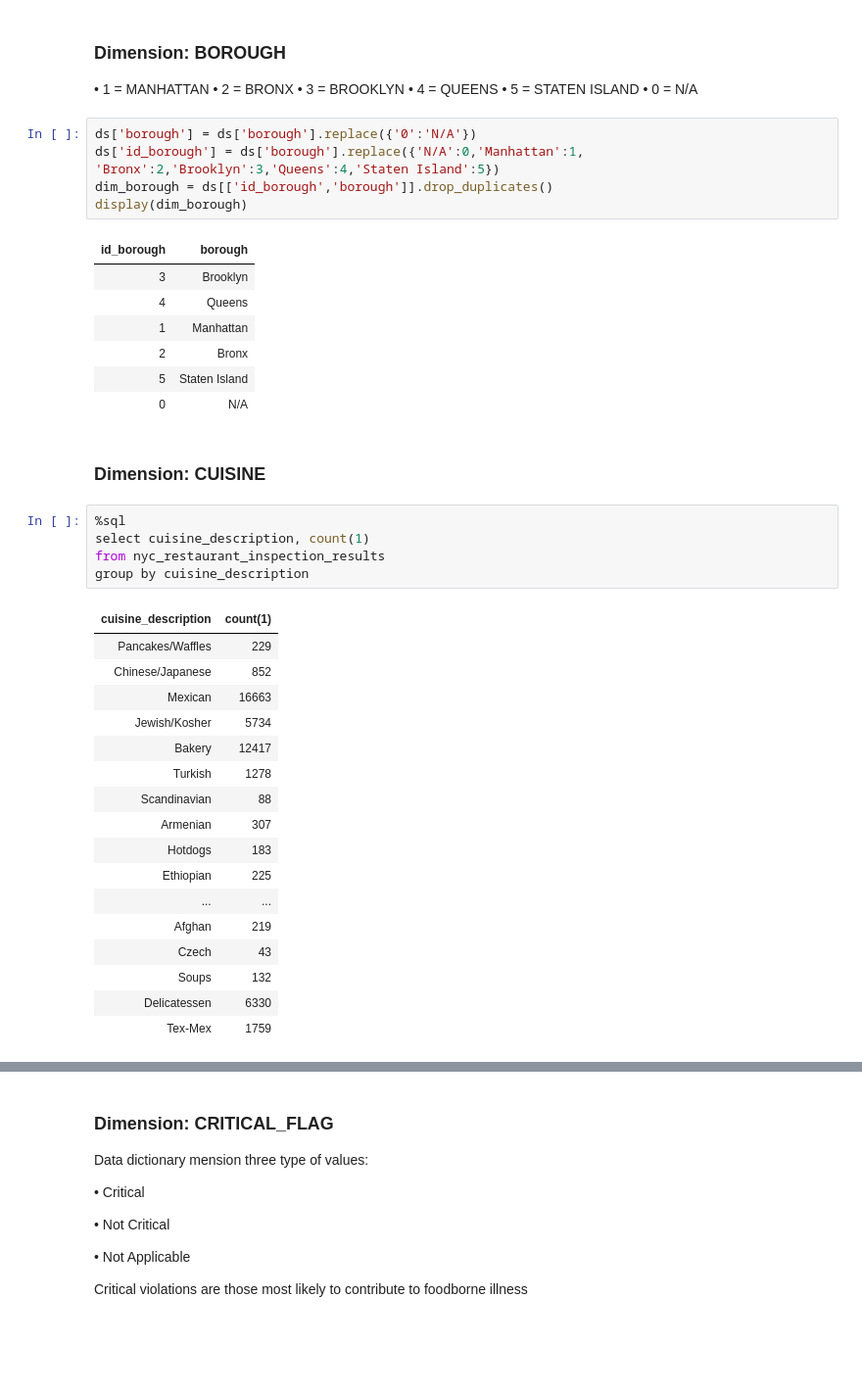
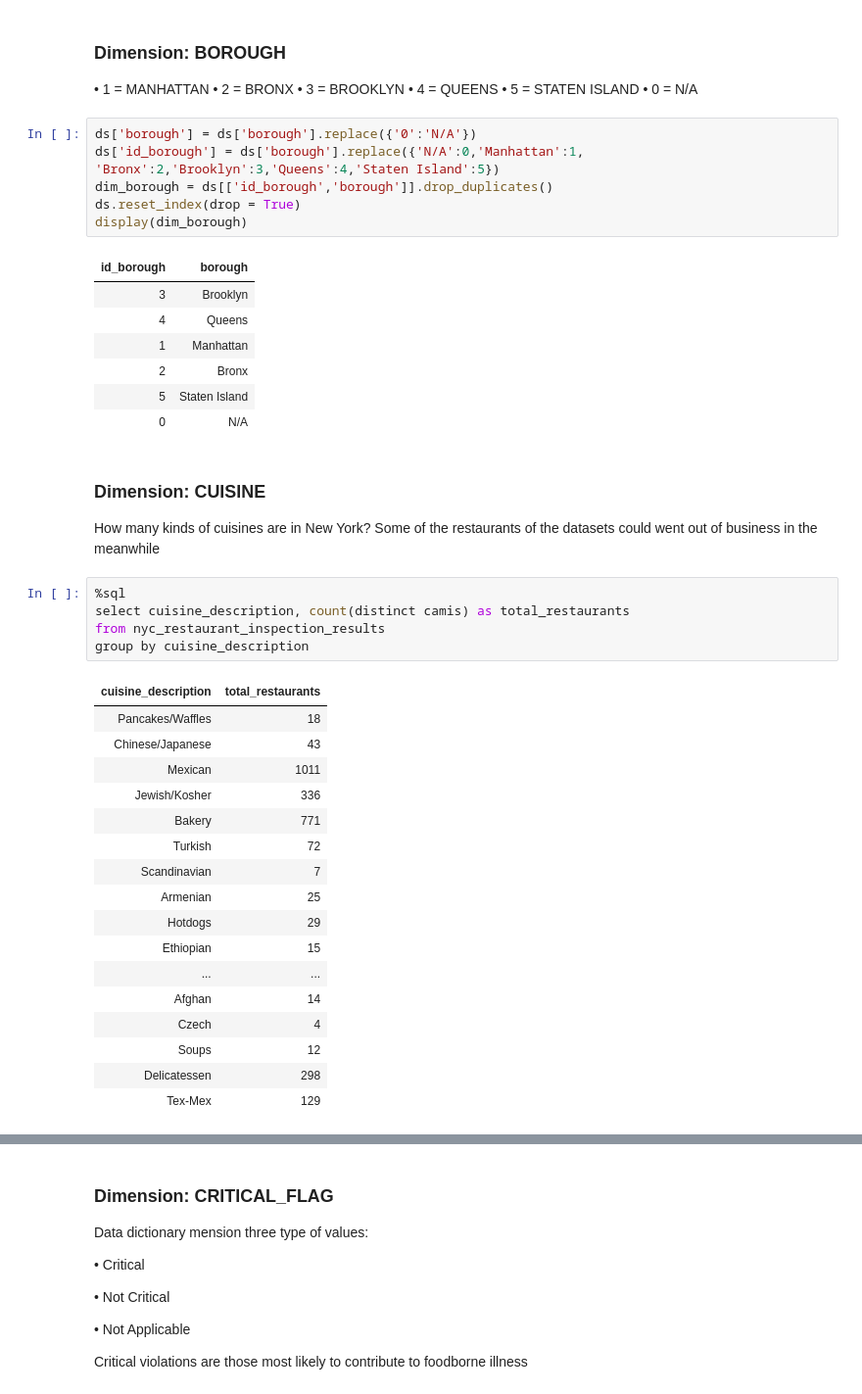
Before and after one commit to airaghidavide/NYCRestaurantsInspections, a Jupyter notebook: Restaurants_Inspections.ipynb, the cells around one changed output, grey strips where cells are left out. Shown at 98% size. Drawn from its saved outputs; the diff is of its cells as text; blank space fills up the shorter version.

```diff
--- a/Restaurants_Inspections.ipynb
+++ b/Restaurants_Inspections.ipynb
@@ -120,6 +139,7 @@ display(dim_time)
 ds['borough'] = ds['borough'].replace({'0':'N/A'})
 ds['id_borough'] = ds['borough'].replace({'N/A':0,'Manhattan':1, 'Bronx':2,'Brooklyn':3,'Queens':4,'Staten Island':5})
 dim_borough = ds[['id_borough','borough']].drop_duplicates()
+ds.reset_index(drop = True)
 display(dim_borough)
 # %% [output]
 | id_borough | borough |
@@ -129,31 +149,32 @@ display(dim_borough)
 | 2 | Bronx |
 | 5 | Staten Island |
 | 0 | N/A |
-# %% [markdown]
-### Dimension: CUISINE
+# %% [markdown]
+### Dimension: CUISINE
+How many kinds of cuisines are in New York? Some of the restaurants of the datasets could went out of business in the meanwhile
 # %%
 %sql
-select cuisine_description, count(1)
+select cuisine_description, count(distinct camis) as total_restaurants
 from nyc_restaurant_inspection_results
 group by cuisine_description
 # %% [output]
-| cuisine_description | count(1) |
-| Pancakes/Waffles | 229 |
-| Chinese/Japanese | 852 |
-| Mexican | 16663 |
-| Jewish/Kosher | 5734 |
-| Bakery | 12417 |
-| Turkish | 1278 |
-| Scandinavian | 88 |
-| Armenian | 307 |
-| Hotdogs | 183 |
-| Ethiopian | 225 |
+| cuisine_description | total_restaurants |
+| Pancakes/Waffles | 18 |
+| Chinese/Japanese | 43 |
+| Mexican | 1011 |
+| Jewish/Kosher | 336 |
+| Bakery | 771 |
+| Turkish | 72 |
+| Scandinavian | 7 |
+| Armenian | 25 |
+| Hotdogs | 29 |
+| Ethiopian | 15 |
 | ... | ... |
-| Afghan | 219 |
-| Czech | 43 |
-| Soups | 132 |
-| Delicatessen | 6330 |
-| Tex-Mex | 1759 |
+| Afghan | 14 |
+| Czech | 4 |
+| Soups | 12 |
+| Delicatessen | 298 |
+| Tex-Mex | 129 |
 # %%
 le = LabelEncoder()
 ds['id_cuisine'] = le.fit_transform(ds['cuisine_description'].values)
```
Also changed, not shown: parts of 48 cells of this notebook.
